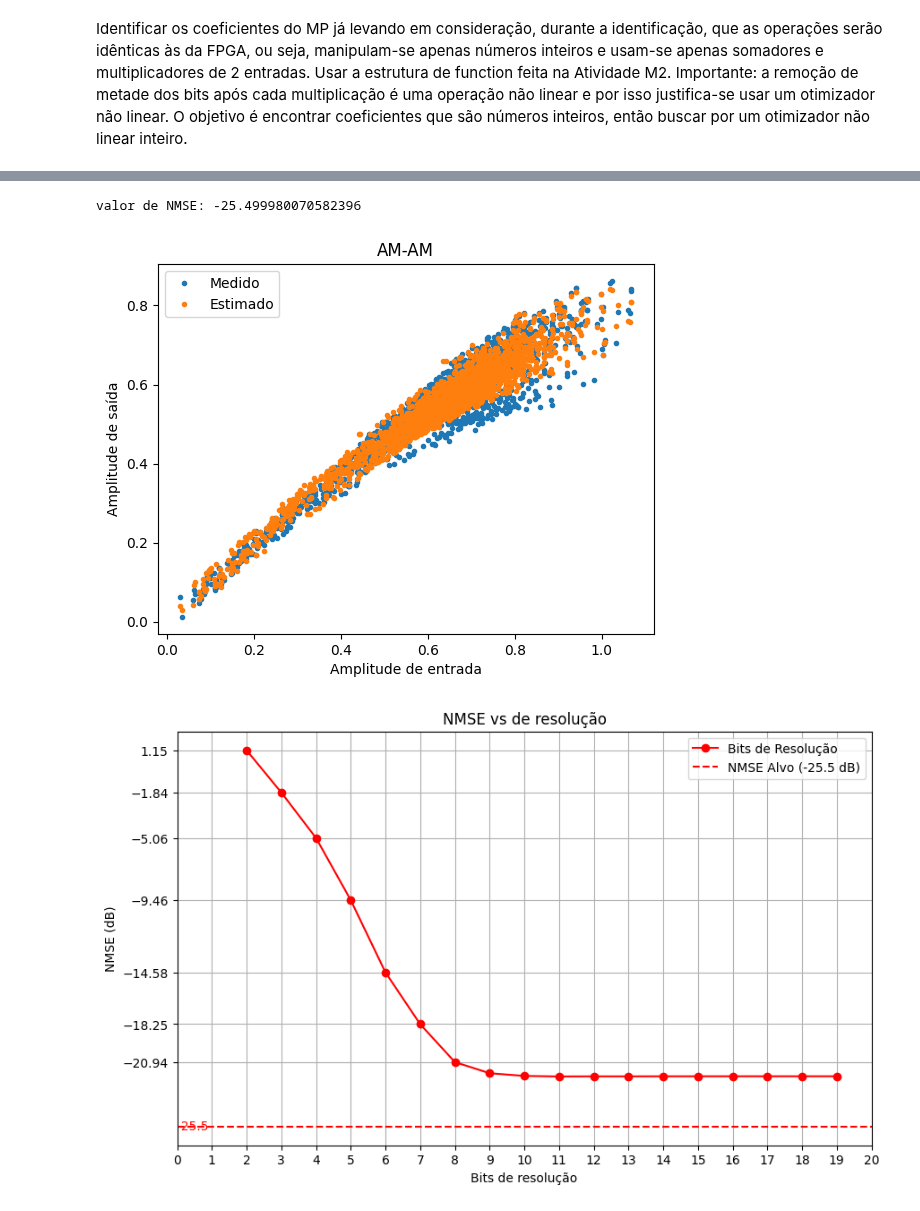
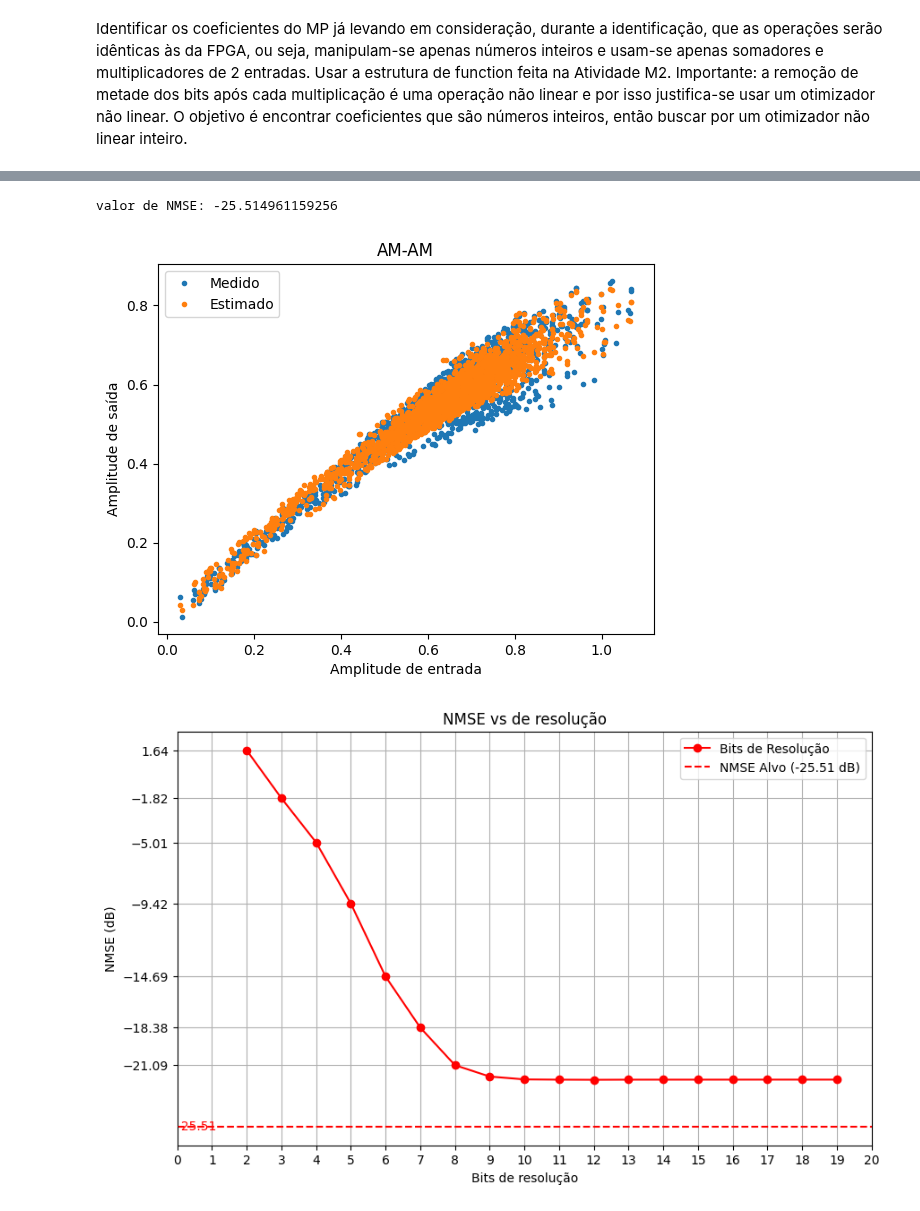
Before and after one commit to Je-Leo-AS/DPD, a Jupyter notebook: M3.ipynb, the cells around one changed output, grey strips where cells are left out. Drawn from its saved outputs; the diff is of its cells as text; code cells hidden in the pictures.

```diff
--- a/M3.ipynb
+++ b/M3.ipynb
@@ -70,8 +78,8 @@ res = least_squares(
     verbose=2
 )
 
-coef_otimo = res.x[:num_coef] + 1j*res.x[num_coef:]
-print("Coeficientes complexos otimizados:", coef_otimo)
+coef_otimo_norm = res.x[:num_coef] + 1j*res.x[num_coef:]
+print("Coeficientes complexos otimizados:", coef_otimo_norm)
 
 # Calcular MSE na validação
 erro_val = erro_mp_complex_float(res.x, in_data_val, out_data_val, ordem, memoria)
@@ -98,23 +106,9 @@ MSE validação: 0.0005590249949114944
 # %%
 import matplotlib.pyplot as plt
-nmse_calculo = lambda predicted_val, data_out, M:10 * np.log10(np.mean(np.abs(data_out[M:] - predicted_val) ** 2) / np.mean(np.abs(data_out[M:]) ** 2))
 
-def mp(P, M, xn, coef):
-    L = xn.shape[0]
+predicted_val = mp(ordem, memoria, in_val_norm, coef_otimo_norm)
 
-    y_est = np.zeros(L, dtype=complex)
-    idx = 0
-    for k in range(memoria+1):
-        xk = np.roll(xn, k)
-        for p in range(1, P+1):
-            y_est += coef[idx] * (xk * np.abs(xk)**((p-1)*2))
-            idx += 1
-    return y_est
-
-
-predicted_val = mp(ordem, memoria, in_val_norm, coef_otimo)
-
-nmse_target = nmse_calculo(predicted_val[memoria:], out_val_norm, memoria)
+nmse_target = nmse_calculo(predicted_val[memoria:], out_val_norm[memoria:])
 
 print(f"valor de NMSE: {nmse_target}")
 
@@ -128,7 +122,7 @@ plt.legend()
 
 plt.show()
 # %% [output]
-valor de NMSE: -25.499980070582396
+valor de NMSE: -25.514961159256
 [figure]
 # %%
 def modulo_preservando_sinal(dividendo, divisor):
@@ -137,7 +131,7 @@ def modulo_preservando_sinal(dividendo, divisor):
 
 def readeq_int(val, precision):
     """Readequação de bits (divisão por 2**precision, truncando)."""
-    return int(val) >> precision
+    return val >> precision
 
 
 # Reconstruindo o modelo para validação já quantizado
@@ -154,8 +148,8 @@ def aplica_modelo_int(x, coef_int, ordem, memoria, precision):
         for m in range(memoria+1):
             for p in range(1, ordem+1):
                 # calcula x_in^(p)
-                xr = int(np.real(x[n-m]))
-                xi = int(np.imag(x[n-m]))
+                xr = np.real(x[n-m]).astype(int)
+                xi = np.imag(x[n-m]).astype(int)
                 # potência complexa com readequação a cada multiplicação
                 modulo_power = 2**precision
                 modulo_square = readeq_int(xr ** 2, precision) + readeq_int(xi ** 2, precision)
@@ -184,37 +178,36 @@ nmse_values = []
 for p_bits in range(2, 20):
     # print(f'{np.round(coefficients * (2 ** p_bits))}')
     scale = 2**p_bits
-    coef_int = np.round(coef_otimo * scale)
+    coef_int = np.round(coef_otimo_norm * scale)
     in_data_val_fixed = np.round(in_val_norm * scale)
     out_data_val_fixed = np.round(out_val_norm * scale)
 
     # print(f"Coeficientes inteiros quantizados: {coef_int}")
     pred_val_int = aplica_modelo_int(in_data_val_fixed, coef_int, ordem, memoria, p_bits)
-    mse_val_int = nmse_calculo(pred_val_int[memoria:], out_data_val_fixed, memoria)
+    mse_val_int = nmse_calculo(pred_val_int[memoria:], out_data_val_fixed[memoria:])
 
     # print("MSE validação quantizado:", mse_val_int)
     nmse_values.append((p_bits, mse_val_int))
 
 nmse_values = np.array(nmse_values)
 resol_bits_array = nmse_values[:, 0]
 nmse_fixed_array = nmse_values[:, 1]
-
 plt.figure(figsize=(10, 6))
 # plt.plot(total_bits_array, nmse_fixed_array, marker='o', linestyle='-', color='b', label='Bits Totais')
 plt.plot(resol_bits_array, nmse_fixed_array, marker='o', linestyle='-', color='r', label='Bits de Resolução')
 
 # Adicionar títulos e labels
 plt.title('NMSE vs de resolução')
 plt.xlabel('Bits de resolução')
 plt.ylabel('NMSE (dB)')
 plt.xticks(np.arange(0, max(resol_bits_array) + 2, 1))
 plt.yticks(nmse_fixed_array[:7])
 
 plt.axhline(y=nmse_target, color='r', linestyle='--', label=f'NMSE Alvo ({nmse_target:.4} dB)')
 plt.text(0, nmse_target, f'{nmse_target:.4}', color='r', verticalalignment='center')
 
 plt.legend()
 plt.grid(True)
 plt.show()
 # %% [output]
-[figure, old version]
+[figure, new version]
```
Also changed, not shown: parts of 11 cells of this notebook, 2 other files.
